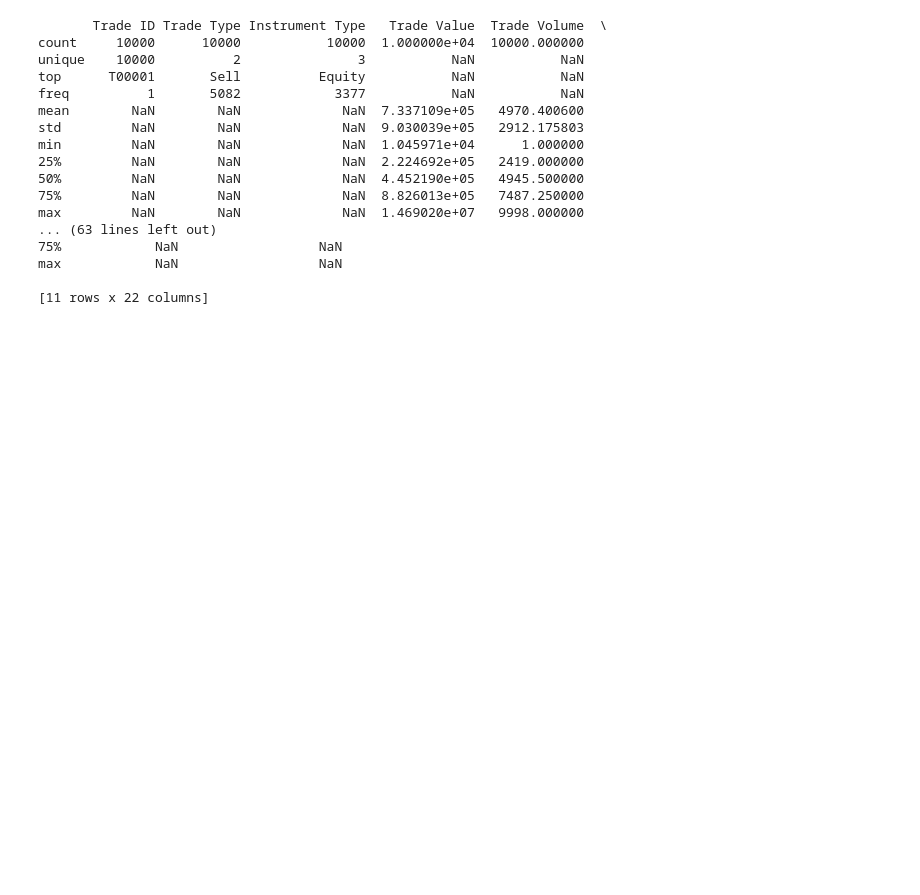
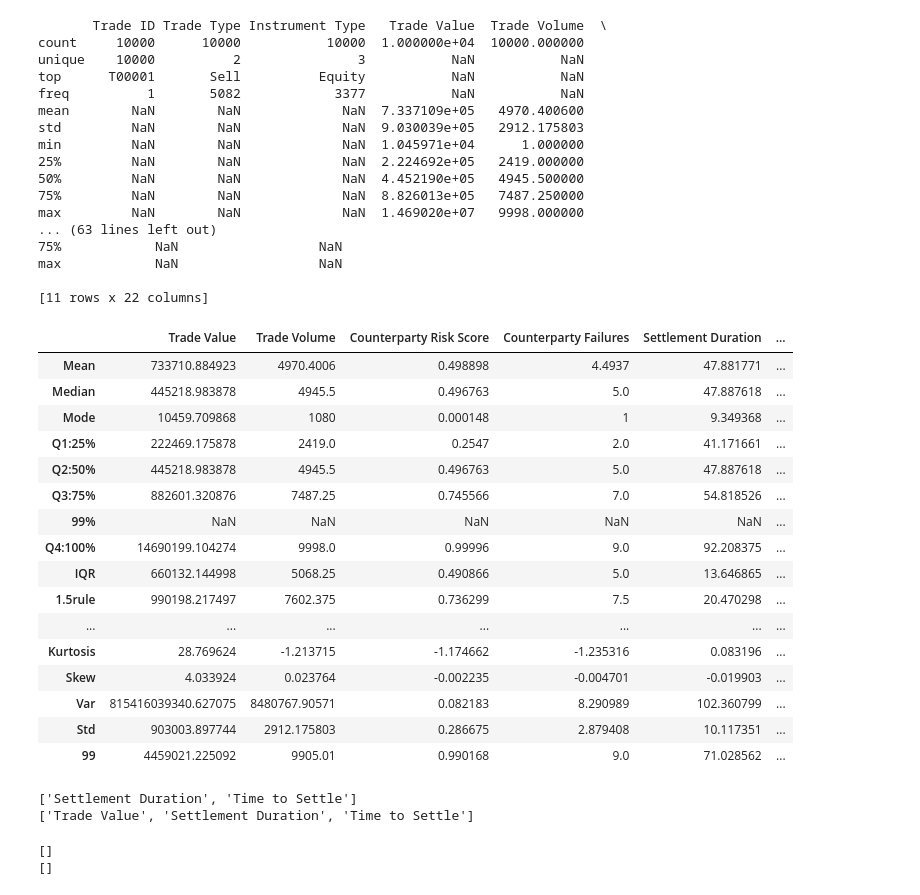
Before and after one commit to iampandiyan/TradeSettlementFailureAnalysisAndPrediction, a Jupyter notebook: 3. Univariate and Bivariate/DataAnalysis.ipynb, the cells around one changed output. Cells and saved outputs as stored; diff of their text form; code cells hidden in the pictures; blank space fills up the shorter version.

Commit message:
Trade Settlement Failure Analysis and Prediction

```diff
--- a/3. Univariate and Bivariate/DataAnalysis.ipynb
+++ b/3. Univariate and Bivariate/DataAnalysis.ipynb
@@ -22,5 +22,3 @@ dataset
-# %%
-dataset.drop('Unnamed: 0', axis=1, inplace=True)
 # %%
 dataset.info()
 # %% [output]
@@ -119,3 +117,23 @@ max         NaN        NaN             NaN  1.469020e+07   9998.000000
 max            NaN                  NaN
 
 [11 rows x 22 columns]
+# %%
+AnalysisUtilsObj.createDescriptiveTable(dataset)
+# %% [output]
+|  | Trade Value | Trade Volume | Counterparty Risk Score | Counterparty Failures | Settlement Duration | ... |
+| Mean | 733710.884923 | 4970.4006 | 0.498898 | 4.4937 | 47.881771 | ... |
+| Median | 445218.983878 | 4945.5 | 0.496763 | 5.0 | 47.887618 | ... |
+| Mode | 10459.709868 | 1080 | 0.000148 | 1 | 9.349368 | ... |
+| Q1:25% | 222469.175878 | 2419.0 | 0.2547 | 2.0 | 41.171661 | ... |
+| Q2:50% | 445218.983878 | 4945.5 | 0.496763 | 5.0 | 47.887618 | ... |
+| Q3:75% | 882601.320876 | 7487.25 | 0.745566 | 7.0 | 54.818526 | ... |
+| 99% | NaN | NaN | NaN | NaN | NaN | ... |
+| Q4:100% | 14690199.104274 | 9998.0 | 0.99996 | 9.0 | 92.208375 | ... |
+| IQR | 660132.144998 | 5068.25 | 0.490866 | 5.0 | 13.646865 | ... |
+| 1.5rule | 990198.217497 | 7602.375 | 0.736299 | 7.5 | 20.470298 | ... |
+| ... | ... | ... | ... | ... | ... | ... |
+| Kurtosis | 28.769624 | -1.213715 | -1.174662 | -1.235316 | 0.083196 | ... |
+| Skew | 4.033924 | 0.023764 | -0.002235 | -0.004701 | -0.019903 | ... |
+| Var | 815416039340.627075 | 8480767.90571 | 0.082183 | 8.290989 | 102.360799 | ... |
+| Std | 903003.897744 | 2912.175803 | 0.286675 | 2.879408 | 10.117351 | ... |
+| 99 | 4459021.225092 | 9905.01 | 0.990168 | 9.0 | 71.028562 | ... |
@@ -121,0 +142,6 @@ max            NaN                  NaN
+# %%
+print(lesserOutlier)
+print(greaterOutlier)
+# %% [output]
+['Settlement Duration', 'Time to Settle']
+['Trade Value', 'Settlement Duration', 'Time to Settle']
@@ -121,0 +152,6 @@ max            NaN                  NaN
+# %%
+print(lesserOutlier)
+print(greaterOutlier)
+# %% [output]
+[]
+[]
```
Also changed, not shown: parts of 5 cells of this notebook, 5 other files.
